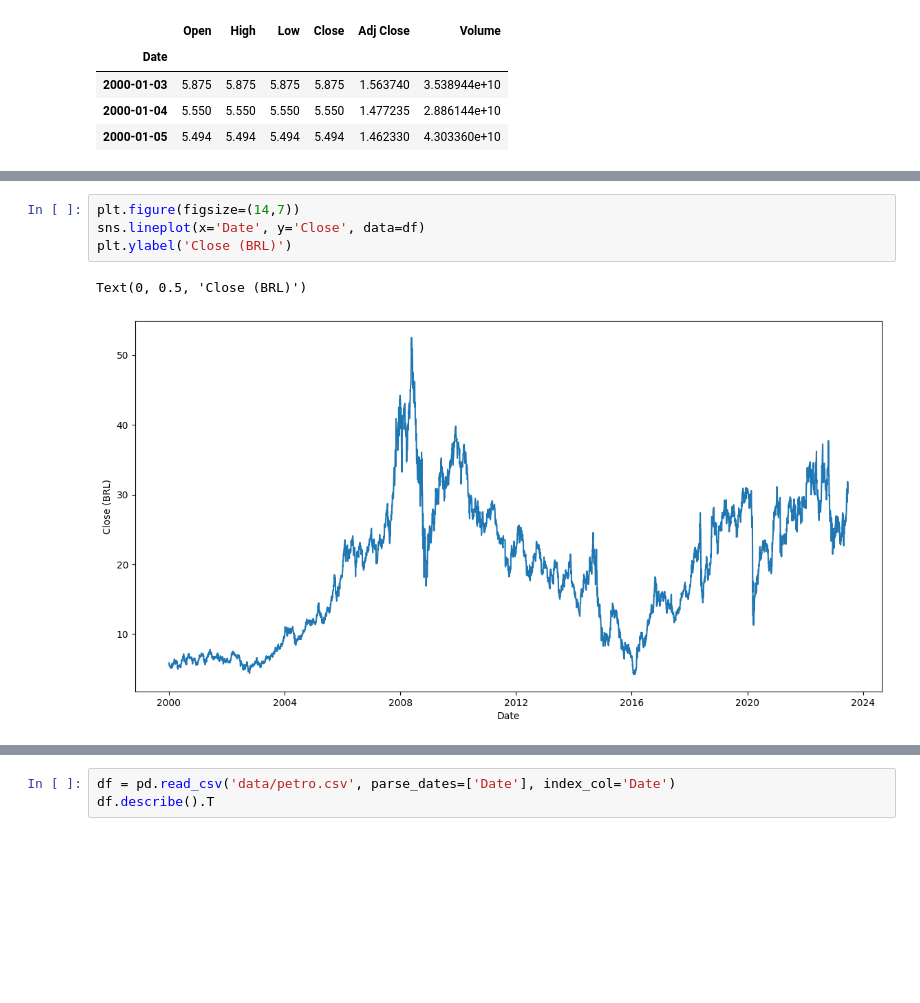
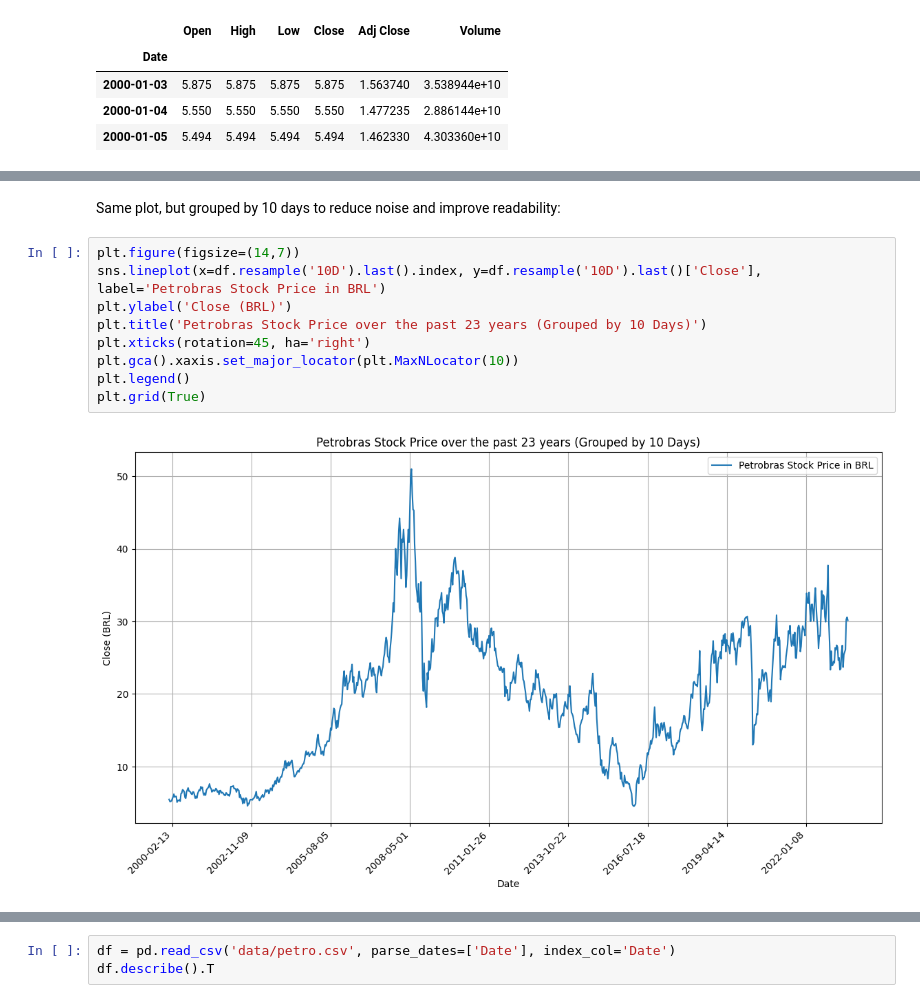
Before and after one commit to up841068/petropredict, a Jupyter notebook: PBR_predictive_model/notebooks/predictions.ipynb, the cells around one changed output, grey strips where cells are left out. Saved outputs shown, nothing was run; the diff lists cells and outputs as text; blank space fills up the shorter version.

```diff
--- a/PBR_predictive_model/notebooks/predictions.ipynb
+++ b/PBR_predictive_model/notebooks/predictions.ipynb
@@ -34,7 +59,13 @@ df.head(3)
+# %% [markdown]
+Same plot, but grouped by 10 days to reduce noise and improve readability:
 # %%
 plt.figure(figsize=(14,7))
-sns.lineplot(x='Date', y='Close', data=df)
+sns.lineplot(x=df.resample('10D').last().index, y=df.resample('10D').last()['Close'], label='Petrobras Stock Price in BRL')
 plt.ylabel('Close (BRL)')
+plt.title('Petrobras Stock Price over the past 23 years (Grouped by 10 Days)')
+plt.xticks(rotation=45, ha='right')
+plt.gca().xaxis.set_major_locator(plt.MaxNLocator(10))
+plt.legend()
+plt.grid(True)
 # %% [output]
-Text(0, 0.5, 'Close (BRL)')
-[figure, old version]
+[figure, new version]
```
Also changed, not shown: parts of 16 cells of this notebook, 2 other files.
